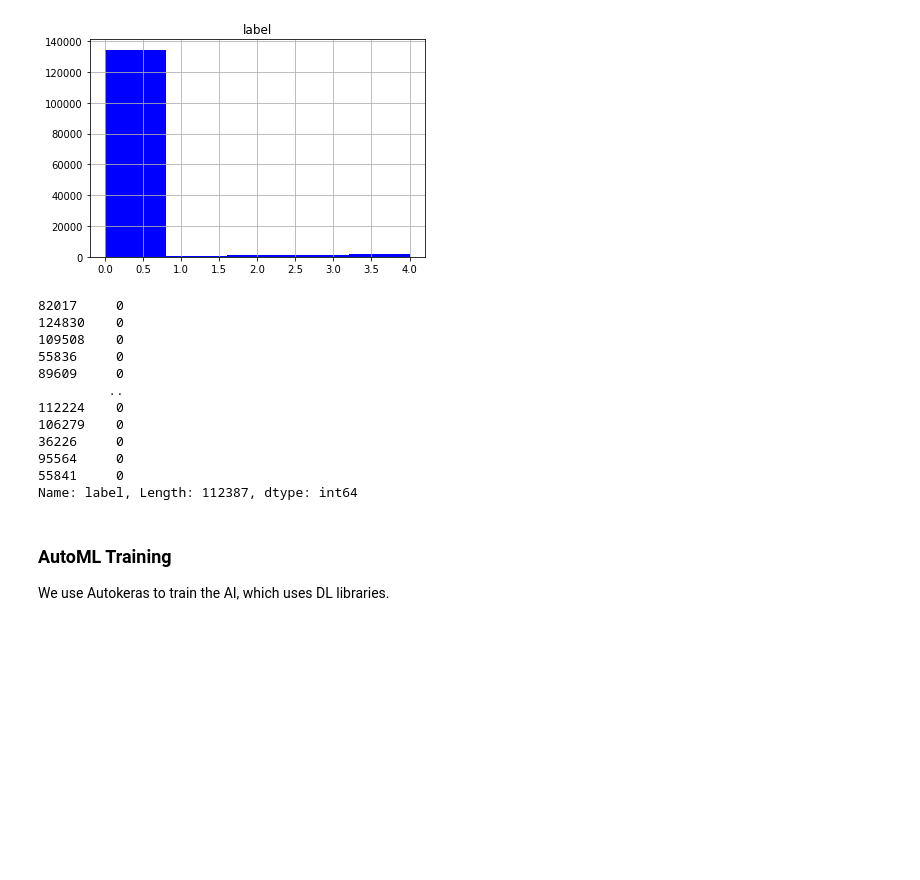
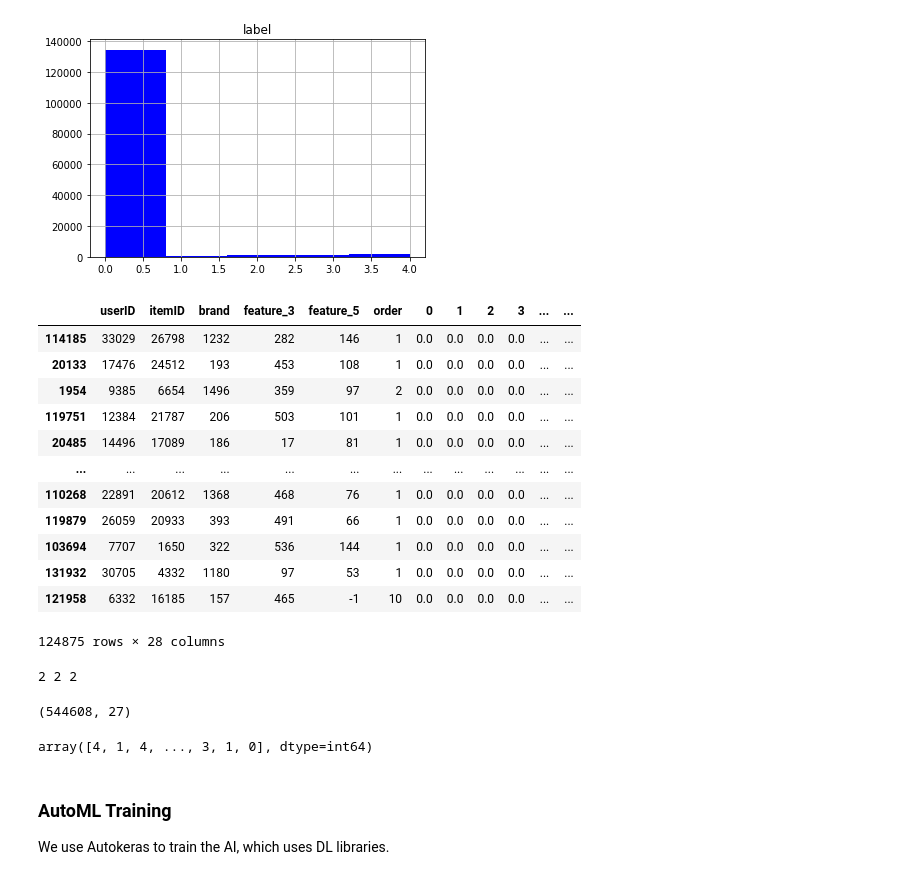
Before and after one commit to zhong3401/Data-Mining2, a Jupyter notebook: AI_Training_Patrick.ipynb, the cells around one changed output. Cells and saved outputs as stored; diff of their text form; code cells hidden in the pictures; blank space fills up the shorter version.

```diff
--- a/AI_Training_Patrick.ipynb
+++ b/AI_Training_Patrick.ipynb
@@ -104,6 +108,6 @@ data
 # %%
 #orders = np.array(orders)
-data = np.array(data)
+#data = np.array(data)
 print(labels)
 #lenc = LabelEncoder()
 #lenc = lenc.fit(labels)
@@ -127,3 +131,23 @@ pd.DataFrame(labels).hist(bins=5,color='blue' )
 # %% [output]
 array([[<AxesSubplot:title={'center':'label'}>]], dtype=object)
 [figure]
+# %%
+X_train, X_test, y_train, y_test = train_test_split( data, labels, test_size=0.1, random_state=42) #split data in test and train
+
+combinedData = pd.DataFrame(X_train).copy() #combine train for samling
+combinedData["label"] = pd.DataFrame(y_train)
+combinedData
+# %% [output]
+|  | userID | itemID | brand | feature_3 | feature_5 | order | 0 | 1 | 2 | 3 | ... | ... |
+| 114185 | 33029 | 26798 | 1232 | 282 | 146 | 1 | 0.0 | 0.0 | 0.0 | 0.0 | ... | ... |
+| 20133 | 17476 | 24512 | 193 | 453 | 108 | 1 | 0.0 | 0.0 | 0.0 | 0.0 | ... | ... |
+| 1954 | 9385 | 6654 | 1496 | 359 | 97 | 2 | 0.0 | 0.0 | 0.0 | 0.0 | ... | ... |
+| 119751 | 12384 | 21787 | 206 | 503 | 101 | 1 | 0.0 | 0.0 | 0.0 | 0.0 | ... | ... |
+| 20485 | 14496 | 17089 | 186 | 17 | 81 | 1 | 0.0 | 0.0 | 0.0 | 0.0 | ... | ... |
+| ... | ... | ... | ... | ... | ... | ... | ... | ... | ... | ... | ... | ... |
+| 110268 | 22891 | 20612 | 1368 | 468 | 76 | 1 | 0.0 | 0.0 | 0.0 | 0.0 | ... | ... |
+| 119879 | 26059 | 20933 | 393 | 491 | 66 | 1 | 0.0 | 0.0 | 0.0 | 0.0 | ... | ... |
+| 103694 | 7707 | 1650 | 322 | 536 | 144 | 1 | 0.0 | 0.0 | 0.0 | 0.0 | ... | ... |
+| 131932 | 30705 | 4332 | 1180 | 97 | 53 | 1 | 0.0 | 0.0 | 0.0 | 0.0 | ... | ... |
+| 121958 | 6332 | 16185 | 157 | 465 | -1 | 10 | 0.0 | 0.0 | 0.0 | 0.0 | ... | ... |
+124875 rows × 28 columns
@@ -130,23 +160,14 @@ array([[<AxesSubplot:title={'center':'label'}>]], dtype=object)
 # %%
-X_train, X_test, y_train, y_test = train_test_split( data, labels, test_size=0.1, random_state=42)
 X_train, X_val, y_train, y_val= train_test_split( X_train, y_train, test_size=0.1, random_state=42)
 print(len(X_train.shape), len(X_test.shape), len(X_val.shape))
 X_train.shape
+# %% [output]
+2 2 2
+(544608, 27)
 # %%
-y_train.shape
+y_train
 # %% [output]
-82017     0
-124830    0
-109508    0
-55836     0
-89609     0
-         ..
-112224    0
-106279    0
-36226     0
-95564     0
-55841     0
-Name: label, Length: 112387, dtype: int64
+array([4, 1, 4, ..., 3, 1, 0], dtype=int64)
 # %% [markdown]
 ### AutoML Training
 
```
Also changed, not shown: parts of 11 cells of this notebook.
